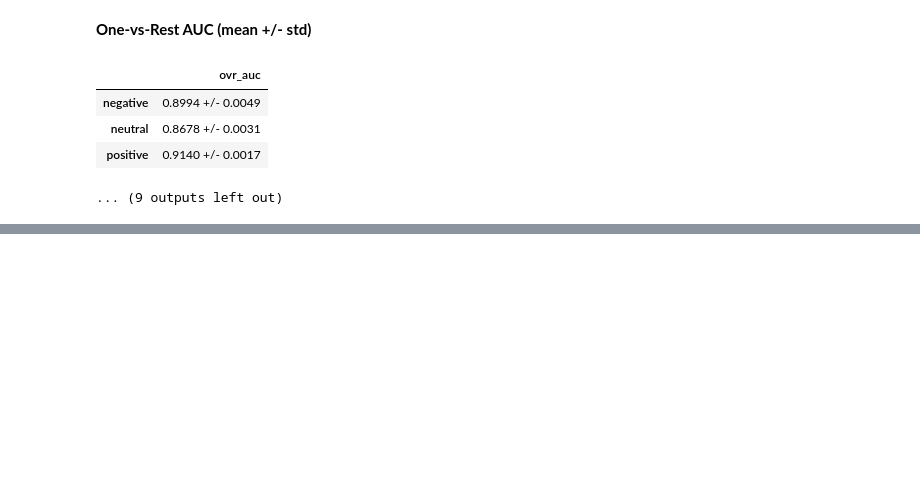
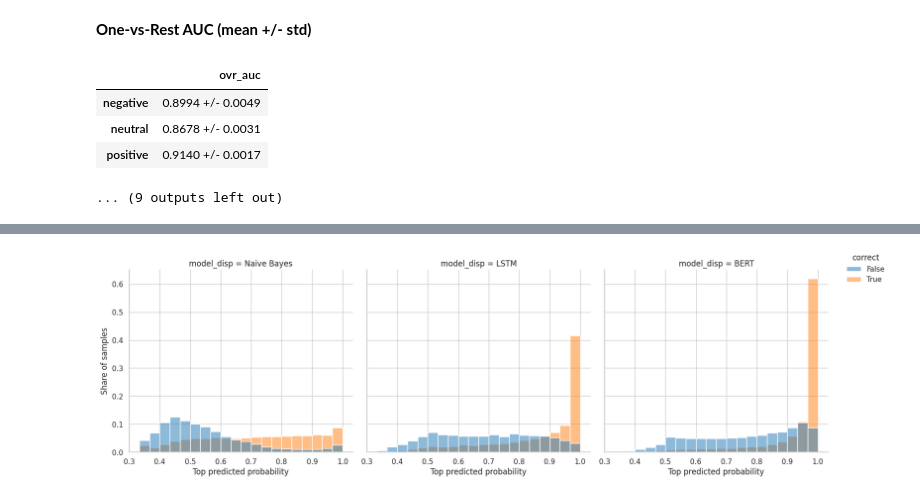
Before and after one commit to yuweiiihuang/yt-sentiment-analysis, a Jupyter notebook: aggregate_outputs.ipynb, the cells around one changed output, grey strips where cells are left out. Saved outputs shown, nothing was run; the diff lists cells and outputs as text; code cells hidden in the pictures; blank space fills up the shorter version.

```diff
--- a/aggregate_outputs.ipynb
+++ b/aggregate_outputs.ipynb
@@ -152,0 +333,38 @@ for model_dir in model_dirs:
+# %%
+
+conf_rows = []
+for model, runs in prob_models.items():
+    for run in runs:
+        max_prob = run["probs"].max(axis=1)
+        correct = run["y_true"] == run["y_pred"]
+        conf_rows.append(pd.DataFrame({
+            "model": model,
+            "max_prob": max_prob,
+            "correct": correct,
+        }))
+conf_df = pd.concat(conf_rows, ignore_index=True) if conf_rows else pd.DataFrame()
+
+if conf_df.empty:
+    display(Markdown("Skipped confidence histograms because no probability columns were found."))
+else:
+    conf_df["model_disp"] = conf_df["model"].map(model_name_map).fillna(conf_df["model"])
+    order = [model_name_map.get(m, m) for m in model_order_lr if m in conf_df["model"].unique()]
+    g = sns.displot(
+        conf_df,
+        x="max_prob",
+        hue="correct",
+        col="model_disp",
+        col_order=order,
+        col_wrap=3,
+        bins=20,
+        stat="probability",
+        common_norm=False,
+        facet_kws={"sharex": True, "sharey": True},
+    )
+    g._legend.set_loc("upper left")
+    g._legend.set_bbox_to_anchor((1, 1))
+    g.set_axis_labels("Top predicted probability", "Share of samples")
+    plt.tight_layout()
+    plt.show()
+# %% [output]
+[figure, added]
```
Also changed, not shown: parts of 15 cells of this notebook.
